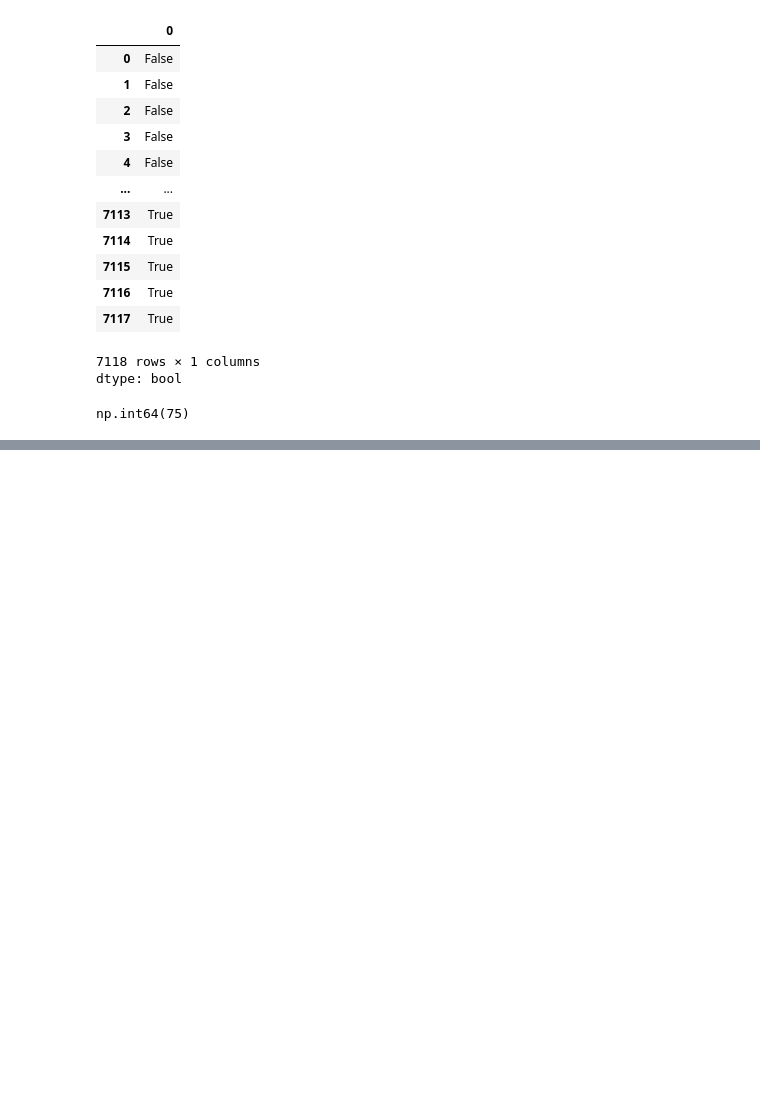
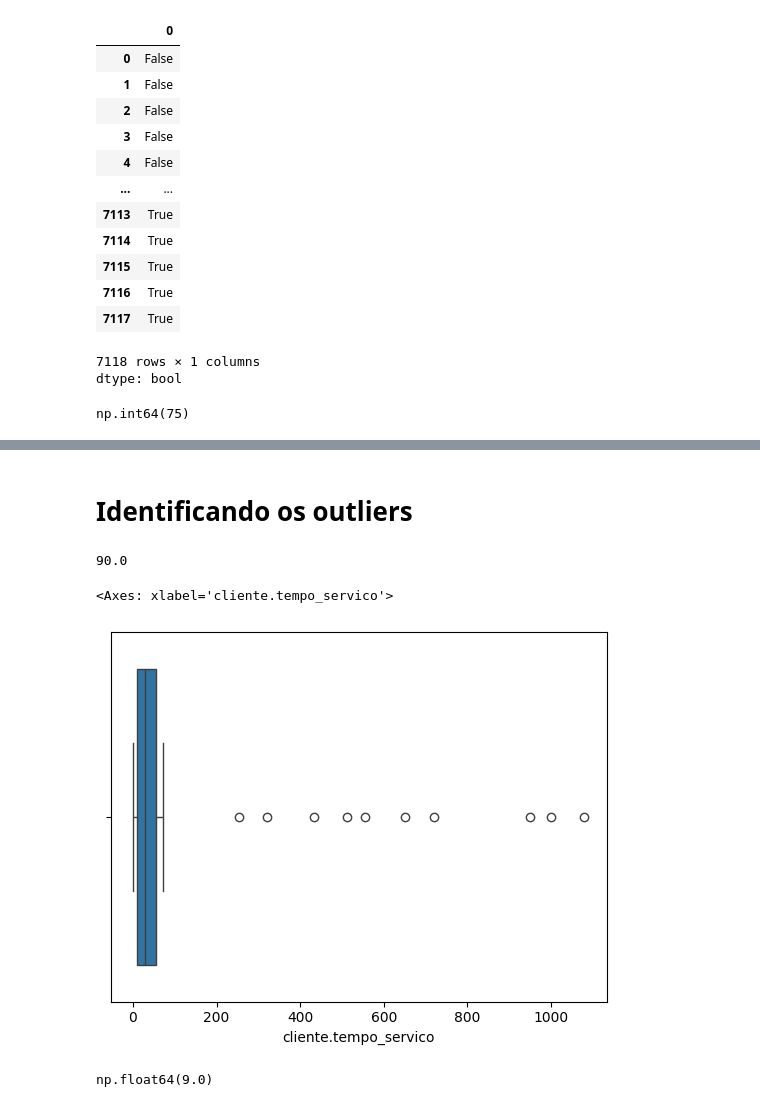
Before and after one commit to gabrieljordan23/python_notebooks, a Jupyter notebook: Limpeza_tratamento_churn.ipynb, the cells around one changed output, grey strips where cells are left out. Cells and saved outputs as stored; diff of their text form; code cells hidden in the pictures; blank space fills up the shorter version.

```diff
--- a/Limpeza_tratamento_churn.ipynb
+++ b/Limpeza_tratamento_churn.ipynb
@@ -498,0 +630,6 @@ np.int64(75)
+# %%
+dados_sem_vazio['cliente.tempo_servico'].fillna(
+    np.ceil(
+        dados_sem_vazio['conta.cobranca.Total'] / dados_sem_vazio['conta.cobranca.mensal']
+    ), inplace=True
+)
@@ -498,0 +696,2 @@ np.int64(75)
+# %%
+colunas_dropar = ['conta.contrato', 'conta.faturamente_eletronico', 'conta.metodo_pagamento']
@@ -498,0 +718,3 @@ np.int64(75)
+# %%
+df_sem_nulo = dados_sem_vazio.dropna(subset=colunas_dropar).copy()
+df_sem_nulo.head()
@@ -498,0 +729,2 @@ np.int64(75)
+# %%
+df_sem_nulo.reset_index(drop=True, inplace=True)
@@ -498,0 +784,6 @@ np.int64(75)
+# %% [markdown]
+# Identificando os outliers
+# %%
+1080/12
+# %% [output]
+90.0
@@ -498,0 +792,10 @@ np.int64(75)
+# %%
+sns.boxplot(x=df_sem_nulo['cliente.tempo_servico'])
+# %% [output]
+<Axes: xlabel='cliente.tempo_servico'>
+[figure, added]
+# %%
+Q1 = df_sem_nulo['cliente.tempo_servico'].quantile(.25)
+Q1
+# %% [output]
+np.float64(9.0)
```
Also changed, not shown: parts of 80 cells of this notebook.
